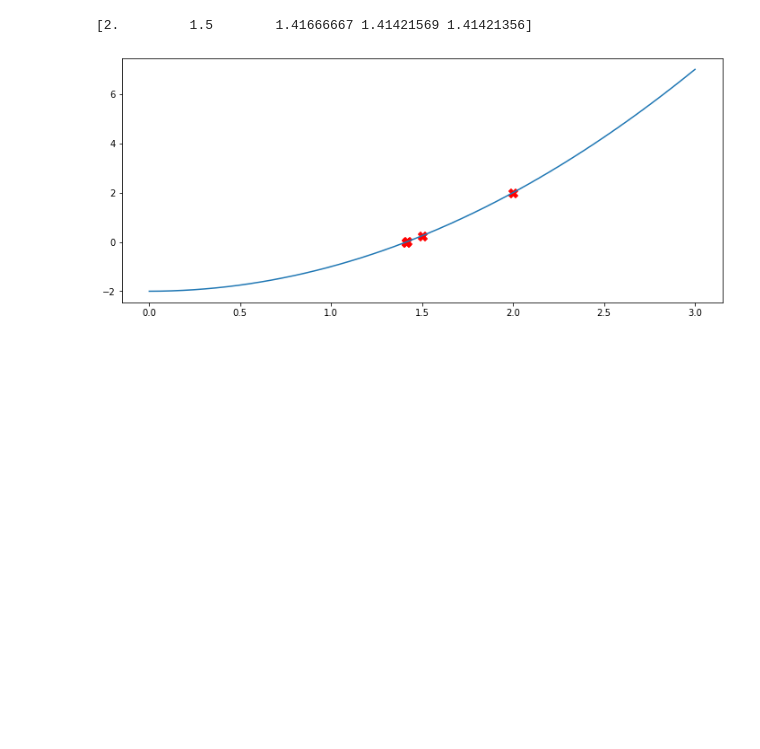
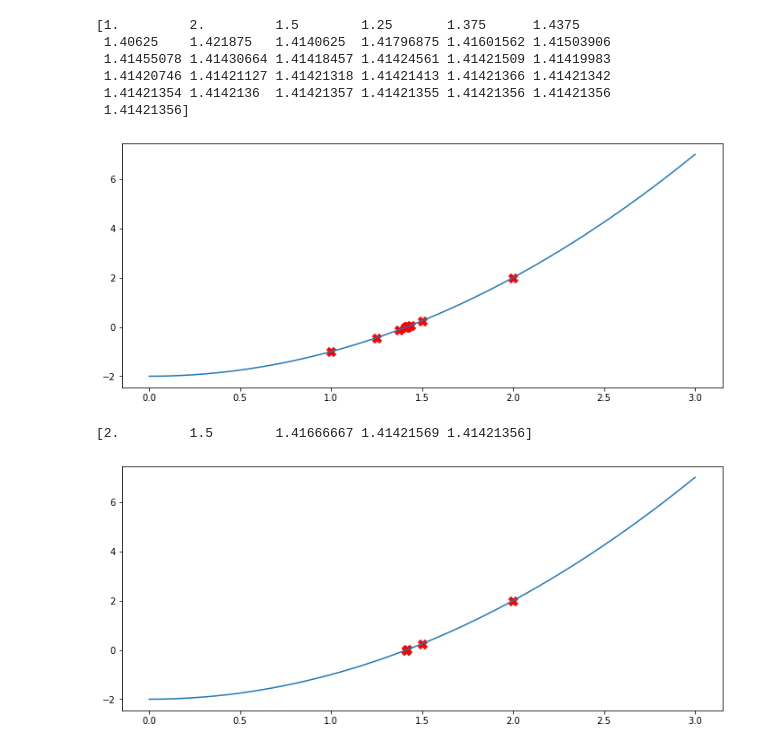
Before and after one commit to tristanpang/numerical-methods-notes, a Jupyter notebook: figures/figures.ipynb, the cells around one changed output. Cells and saved outputs as stored; diff of their text form; code cells hidden in the pictures; blank space fills up the shorter version.

Commit message:
bisection

```diff
--- a/figures/figures.ipynb
+++ b/figures/figures.ipynb
@@ -5,3 +41,24 @@ save_path = './'
+# %%
+f = lambda x: x**2 - 2
+fp = lambda x: 2*x
+
+cn = bisection(f, 1, 2)
+print(cn)
+
+x = np.linspace(0, 3, 50)
+
+fig, ax = plt.subplots(1, 1, figsize=(12, 5))
+ax.plot(x, f(x))
+ax.scatter(cn, f(cn), c='r', marker='X', s=100)
+plt.show()
+# %% [output]
+[1.         2.         1.5        1.25       1.375      1.4375
+ 1.40625    1.421875   1.4140625  1.41796875 1.41601562 1.41503906
+ 1.41455078 1.41430664 1.41418457 1.41424561 1.41421509 1.41419983
+ 1.41420746 1.41421127 1.41421318 1.41421413 1.41421366 1.41421342
+ 1.41421354 1.4142136  1.41421357 1.41421355 1.41421356 1.41421356
+ 1.41421356]
+[figure, added]
 # %%
 def newton(f, fp, x0, steps=50, tol=1e-10, local=True):
     '''Given a function f, its derivative fp and a starting
```
Also changed, not shown: parts of 4 cells of this notebook, 2 other files.
